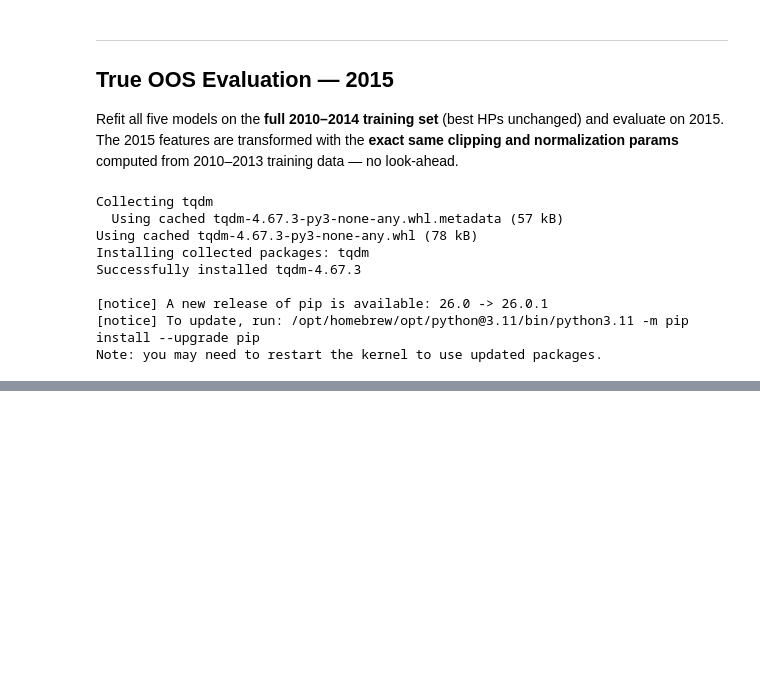
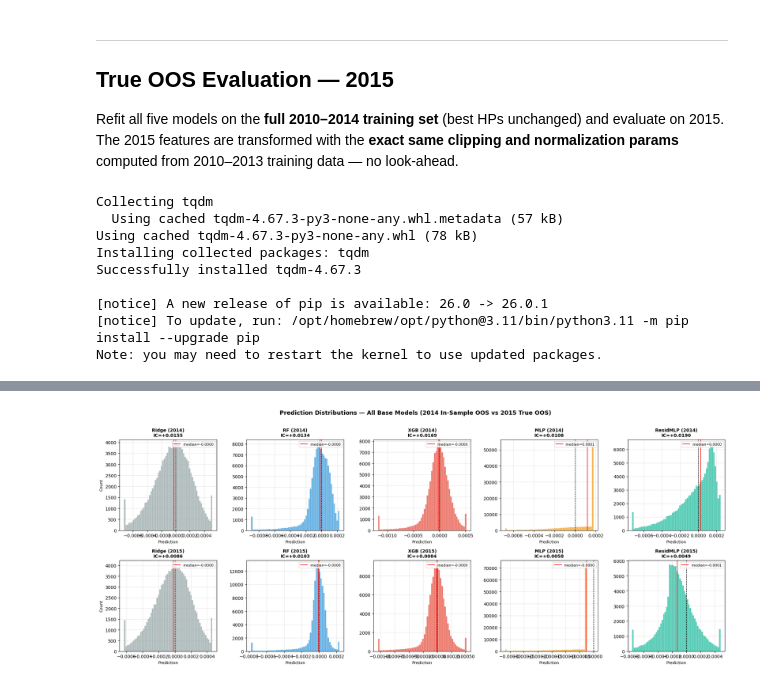
Before and after one commit to ItachiUchiha729/Return-prediction, a Jupyter notebook: submission_files/experimentation.ipynb, the cells around one changed output, grey strips where cells are left out. Drawn from its saved outputs; the diff is of its cells as text; code cells hidden in the pictures; blank space fills up the shorter version.

```diff
--- a/submission_files/experimentation.ipynb
+++ b/submission_files/experimentation.ipynb
@@ -3781,0 +2466,38 @@ Best OOS Hit% 2015: RF
+# %%
+# ══════════════════════════════════════════════════════════════════════════
+# PREDICTION DISTRIBUTIONS — Histograms for 2014 and 2015
+# ══════════════════════════════════════════════════════════════════════════
+BASE_MODELS = ["Ridge", "RF", "XGB", "MLP", "ResidMLP"]
+
+fig, axes = plt.subplots(2, len(BASE_MODELS), figsize=(20, 8), sharey=False)
+
+for col_i, model in enumerate(BASE_MODELS):
+    for row_i, (year, preds_dict, y_true) in enumerate([
+        ("2014", preds_2014, y_2014),
+        ("2015", preds_2015, y_2015),
+    ]):
+        ax = axes[row_i, col_i]
+        pred = preds_dict[model]
+
+        # Clip extreme outliers for visual clarity
+        lo, hi = np.percentile(pred, 1), np.percentile(pred, 99)
+        pred_c = np.clip(pred, lo, hi)
+
+        ax.hist(pred_c, bins=60, color=PALETTE[model], alpha=0.75, edgecolor="white", linewidth=0.3)
+        ax.axvline(0, color="black", linewidth=1, linestyle="--")
+        ax.axvline(np.median(pred), color="red", linewidth=1.2, linestyle="-", label=f"median={np.median(pred):.4f}")
+
+        # Annotate IC
+        ic = spearmanr(y_true, preds_dict[model]).correlation
+        ax.set_title(f"{model} ({year})\nIC={ic:+.4f}", fontsize=10, fontweight="bold")
+        ax.set_xlabel("Prediction", fontsize=9)
+        ax.set_ylabel("Count" if col_i == 0 else "", fontsize=9)
+        ax.legend(fontsize=8, loc="upper right")
+        ax.grid(True, alpha=0.3)
+
+plt.suptitle("Prediction Distributions — All Base Models (2014 In-Sample OOS vs 2015 True OOS)",
+             fontsize=13, fontweight="bold", y=1.01)
+plt.tight_layout()
+plt.show()
+# %% [output]
+[figure, added]
```
Also changed, not shown: parts of 75 cells of this notebook, 14 other files.
